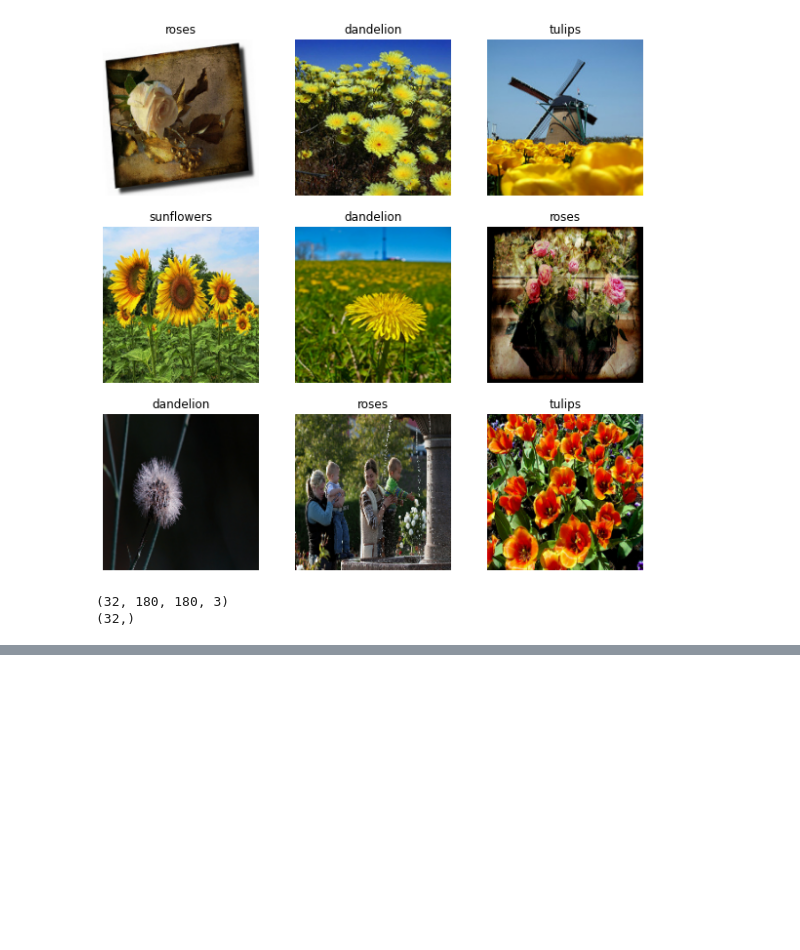
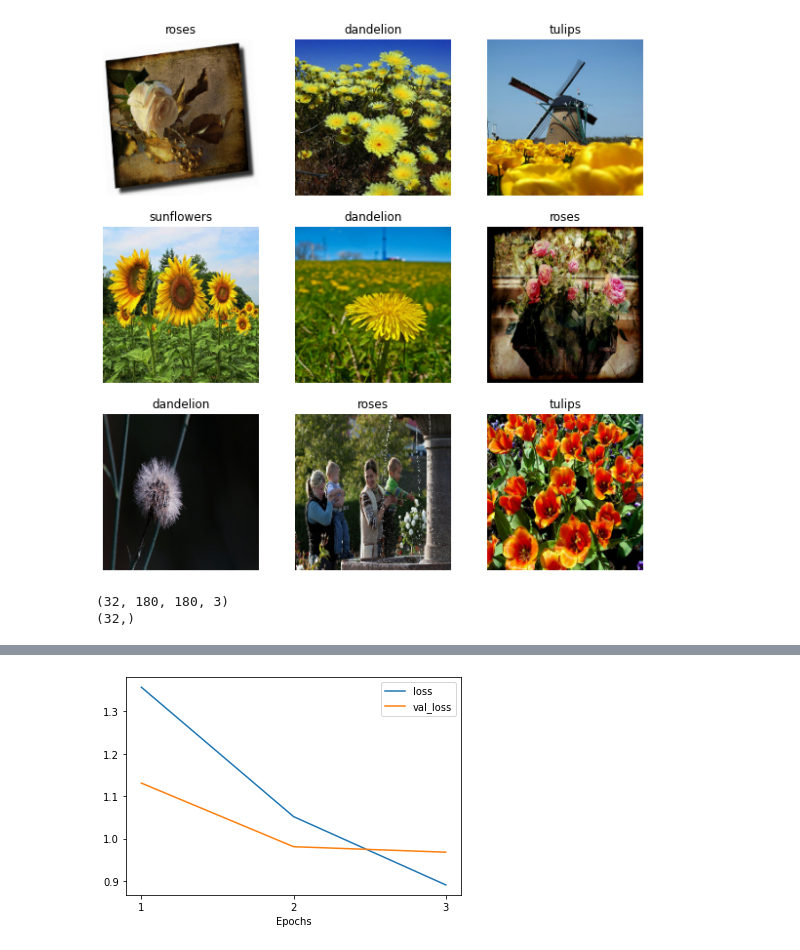
Before and after one commit to ArashDehghanyan/ml-and-vision-practices, a Jupyter notebook: Load_and_preprocess_images.ipynb, the cells around one changed output, grey strips where cells are left out. Cells and saved outputs as stored; diff of their text form; code cells hidden in the pictures; blank space fills up the shorter version.

```diff
--- a/Load_and_preprocess_images.ipynb
+++ b/Load_and_preprocess_images.ipynb
@@ -97,0 +110,26 @@ for image_batch, label_batch in train_dataset:
+# %%
+AUTOMATE = tf.data.AUTOTUNE
+
+train_dataset = train_dataset.cache().prefetch(buffer_size=AUTOMATE)
+validation_dataset = validation_dataset.cache().prefetch(buffer_size=AUTOMATE)
+# %%
+num_classes = len(class_names)
+
+model = keras.models.Sequential([
+    layers.Rescaling(1./255),
+    layers.Conv2D(32, kernel_size=3, activation='relu'),
+    layers.MaxPooling2D(),
+    layers.Conv2D(32, 3, activation='relu'),
+    layers.MaxPooling2D(),
+    layers.Conv2D(32, 3, activation='relu'),
+    layers.MaxPooling2D(),
+    layers.Flatten(),
+    layers.Dense(128, activation='relu'),
+    layers.Dense(num_classes)
+])
+
+model.compile(optimizer='adam',
+              loss=keras.losses.SparseCategoricalCrossentropy(from_logits=True),
+              metrics=['accuracy'])
+
+history = model.fit(train_dataset, validation_data=validation_dataset, epochs=3)
@@ -97,0 +143,14 @@ for image_batch, label_batch in train_dataset:
+# %%
+from matplotlib import pyplot as plt
+
+hist = history.history
+epochs = list(np.add(history.epoch, 1))
+
+plt.plot(epochs, hist['loss'], label='loss')
+plt.plot(epochs, hist['val_loss'], label='val_loss')
+plt.xticks(epochs)
+plt.xlabel('Epochs')
+plt.legend()
+plt.show()
+# %% [output]
+[figure, added]
```
Also changed, not shown: parts of 27 cells of this notebook.
